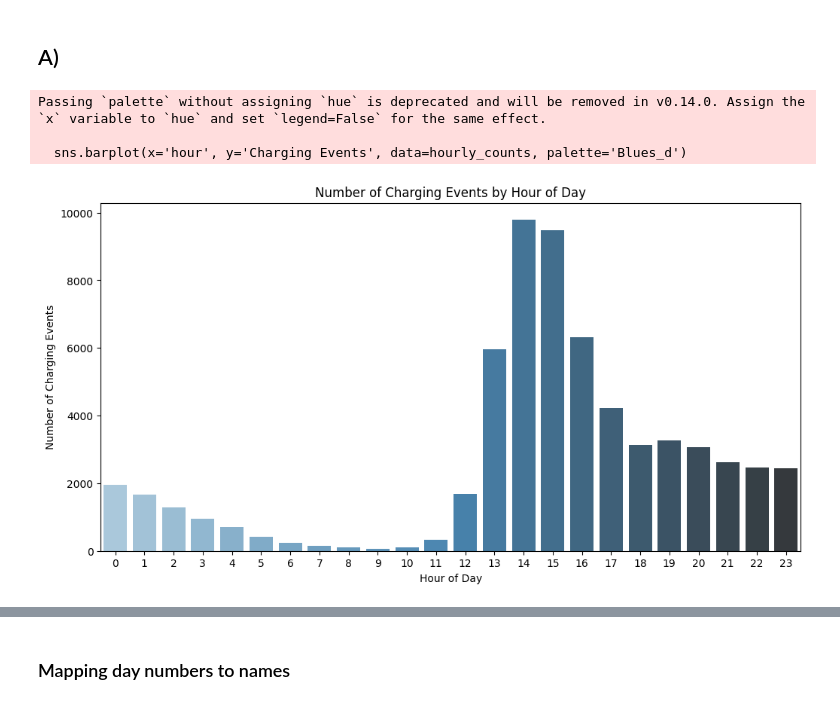
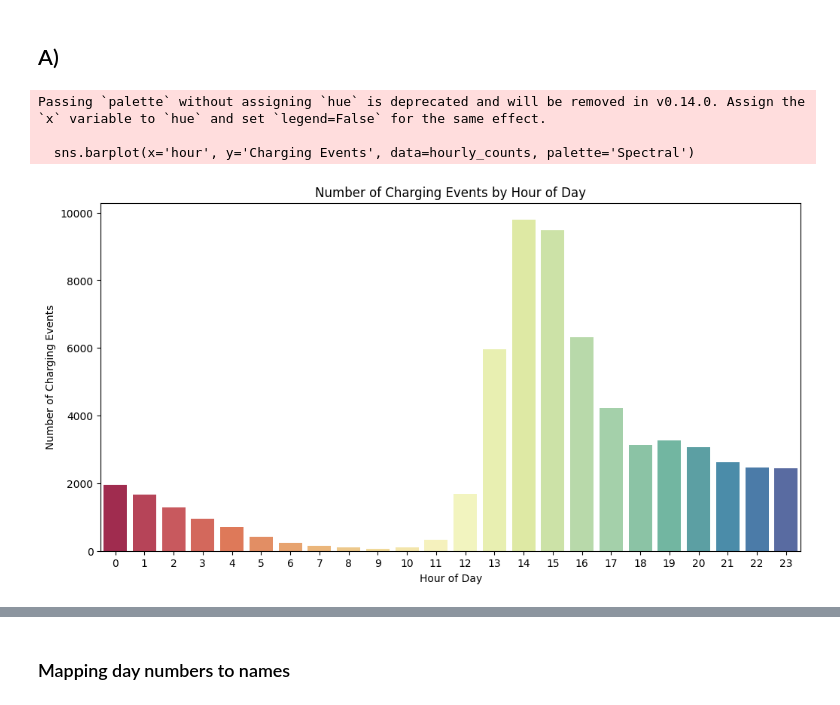
Before and after one commit to helloworldfromleo/AA, a Jupyter notebook: 03_Final_Submission.ipynb, the cells around one changed output, grey strips where cells are left out. Saved outputs shown, nothing was run; the diff lists cells and outputs as text; code cells hidden in the pictures.

```diff
--- a/03_Final_Submission.ipynb
+++ b/03_Final_Submission.ipynb
@@ -223,6 +223,8 @@ df["month"] = df['connectionTime'].dt.month
 df['day'] = df['connectionTime'].dt.date
 df["dayOfWeek"] = df['connectionTime'].dt.dayofweek
 df["hour"] = df['connectionTime'].dt.hour
+df["hourDisconnected"] = df['disconnectTime'].dt.hour
+df["dayDisconnected"] = df['disconnectTime'].dt.date
 
 def get_season(month):
     if month in [12, 1, 2]:
@@ -235,3 +237,5 @@ def get_season(month):
         return 'Fall'
 
 df["season"] = df['month'].apply(get_season)
+# %%
+df['loadingOverNight'] = df.apply(lambda row: True if row['day'] != row['dayDisconnected'] else False, axis=1)
@@ -321,15 +327,15 @@ The correlation between kWh delivered and kWh demanded (0.61) suggests that the
 # %%
 hourly_counts = df.groupby('hour').size().reset_index(name='Charging Events')
 
 plt.figure(figsize=(12, 6))
-sns.barplot(x='hour', y='Charging Events', data=hourly_counts, palette='Blues_d')
+sns.barplot(x='hour', y='Charging Events', data=hourly_counts, palette='Spectral')
 plt.title('Number of Charging Events by Hour of Day')
 plt.xlabel('Hour of Day')
 plt.ylabel('Number of Charging Events')
 plt.xticks(range(0, 24))
 plt.show()
 # %% [output]
 Passing `palette` without assigning `hue` is deprecated and will be removed in v0.14.0. Assign the `x` variable to `hue` and set `legend=False` for the same effect.
 
-  sns.barplot(x='hour', y='Charging Events', data=hourly_counts, palette='Blues_d')
+  sns.barplot(x='hour', y='Charging Events', data=hourly_counts, palette='Spectral')
-[figure, old version]
+[figure, new version]
```
Also changed, not shown: parts of 4 cells of this notebook.
